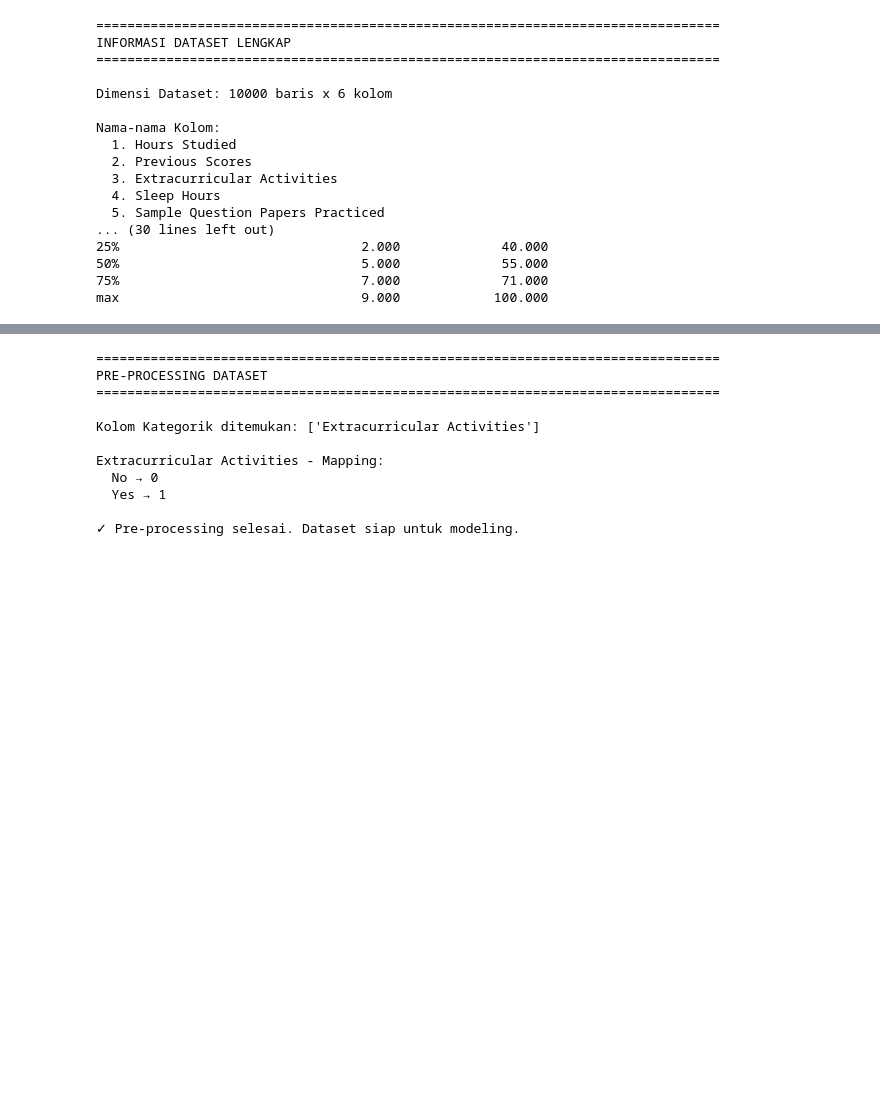
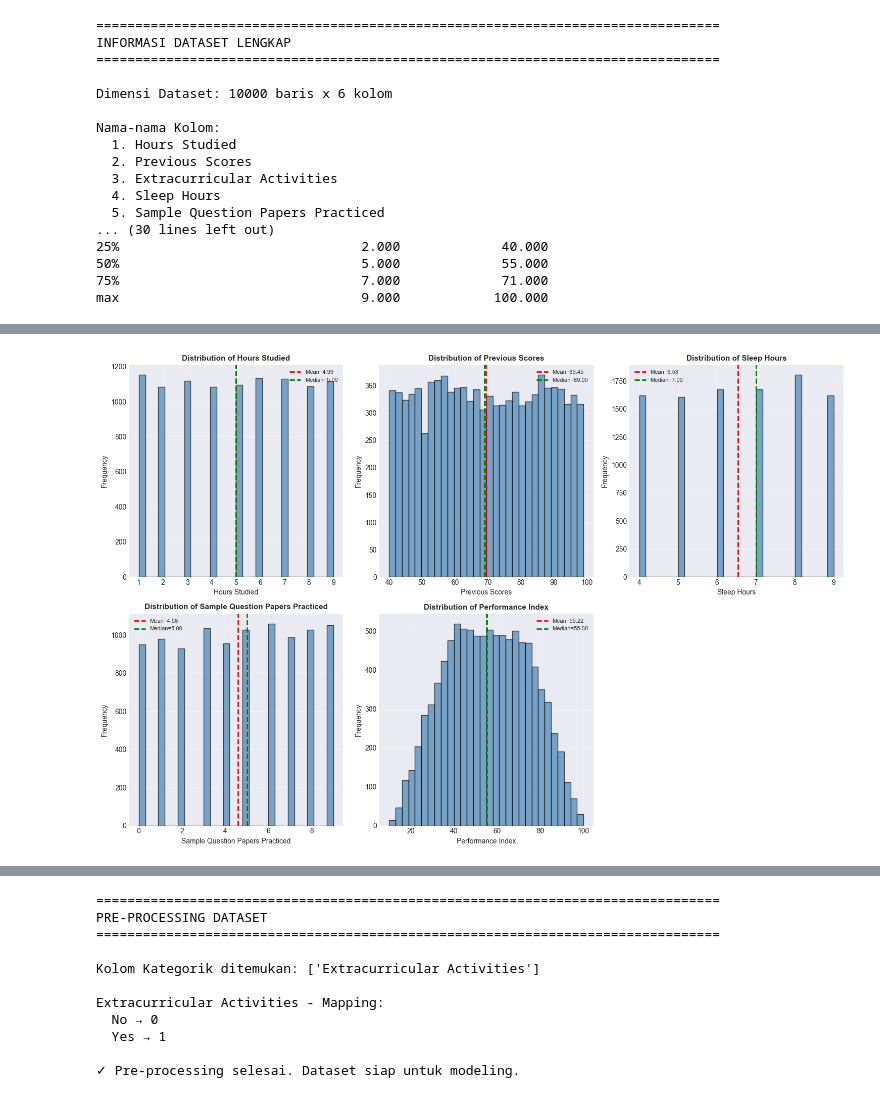
Before and after one commit to 4raff/AIProject, a Jupyter notebook: main.ipynb, the cells around one changed output, grey strips where cells are left out. Cells and saved outputs as stored; diff of their text form; code cells hidden in the pictures; blank space fills up the shorter version.

```diff
--- a/main.ipynb
+++ b/main.ipynb
@@ -138,0 +140,94 @@ max                               9.000            100.000
+# %%
+# ANALISIS KUALITAS DATA
+print("="*80)
+print("ANALISIS KUALITAS DATA")
+print("="*80)
+
+# 1. OUTLIER DETECTION menggunakan Z-Score Method
+from scipy import stats
+
+print("\n[1] OUTLIER DETECTION (Z-Score Method, threshold = 3)")
+print("-" * 80)
+
+# Hitung Z-score untuk setiap fitur numerik (exclude binary categorical)
+numeric_cols = df.select_dtypes(include=[np.number]).columns.tolist()
+continuous_cols = [col for col in numeric_cols if col != 'Extracurricular Activities']
+outlier_summary = {}
+
+for col in continuous_cols:
+    z_scores = np.abs(stats.zscore(df[col]))
+    # FIX: Hitung jumlah VALUES yang outliers, bukan jumlah ROWS
+    outlier_count = (z_scores > 3).sum()
+    outlier_summary[col] = outlier_count
+    print(f"  • {col:.<40} {outlier_count:>4} outliers ({outlier_count/len(df)*100:.2f}%)")
+
+total_outliers = sum(outlier_summary.values())
+print(f"\n  Total outliers terdeteksi: {total_outliers} data points")
+print(f"  Persentase dari total data: {total_outliers/(len(df)*len(continuous_cols))*100:.3f}%")
+print(f"  Handling: Dipertahankan (outliers masih dalam range wajar & valid)")
+
+# 2. VISUALISASI DISTRIBUSI FITUR
+print(f"\n[2] VISUALISASI DISTRIBUSI FITUR")
+print("-" * 80)
+
+fig, axes = plt.subplots(2, 3, figsize=(15, 10))
+axes = axes.ravel()
+
+for idx, col in enumerate(continuous_cols):
+    axes[idx].hist(df[col], bins=30, edgecolor='black', alpha=0.7, color='steelblue')
+    axes[idx].axvline(df[col].mean(), color='red', linestyle='--', linewidth=2, label=f'Mean={df[col].mean():.2f}')
+    axes[idx].axvline(df[col].median(), color='green', linestyle='--', linewidth=2, label=f'Median={df[col].median():.2f}')
+    axes[idx].set_xlabel(col, fontsize=10)
+    axes[idx].set_ylabel('Frequency', fontsize=10)
+    axes[idx].set_title(f'Distribution of {col}', fontsize=11, fontweight='bold')
+    axes[idx].legend(fontsize=8)
+    axes[idx].grid(True, alpha=0.3)
+
+# Remove unused subplot (6th plot)
+if len(continuous_cols) < 6:
+    fig.delaxes(axes[5])
+
+plt.tight_layout()
+plt.show()
+
+print("✓ Visualisasi distribusi berhasil ditampilkan")
+
+# 3. BOX PLOT untuk deteksi outliers
+print(f"\n[3] BOX PLOT - OUTLIER VISUALIZATION")
+print("-" * 80)
+
+fig, axes = plt.subplots(2, 3, figsize=(15, 10))
+axes = axes.ravel()
+
+for idx, col in enumerate(continuous_cols):
+    bp = axes[idx].boxplot(df[col], vert=True, patch_artist=True,
+                      boxprops=dict(facecolor='lightblue', alpha=0.7),
+                      medianprops=dict(color='red', linewidth=2),
+                      whiskerprops=dict(linewidth=1.5),
+                      capprops=dict(linewidth=1.5))
+    axes[idx].set_ylabel(col, fontsize=10)
+    axes[idx].set_title(f'Box Plot: {col}', fontsize=11, fontweight='bold')
+    axes[idx].grid(True, alpha=0.3, axis='y')
+
+    # Tambahkan info outliers
+    q1 = df[col].quantile(0.25)
+    q3 = df[col].quantile(0.75)
+    iqr = q3 - q1
+    lower_bound = q1 - 1.5 * iqr
+    upper_bound = q3 + 1.5 * iqr
+    outliers_iqr = df[(df[col] < lower_bound) | (df[col] > upper_bound)][col]
+    if len(outliers_iqr) > 0:
+        axes[idx].text(0.5, 0.98, f'Outliers (IQR): {len(outliers_iqr)}',
+                      transform=axes[idx].transAxes, fontsize=9,
+                      verticalalignment='top', horizontalalignment='center',
+                      bbox=dict(boxstyle='round', facecolor='wheat', alpha=0.5))
+
+# Remove unused subplot (6th plot)
+if len(continuous_cols) < 6:
+    fig.delaxes(axes[5])
+
+plt.tight_layout()
+plt.show()
+
+print("✓ Box plot berhasil ditampilkan")
+# %% [output]
@@ -138,0 +252 @@ max                               9.000            100.000
+[figure, added]
```
Also changed, not shown: parts of 27 cells of this notebook, 5 other files.
